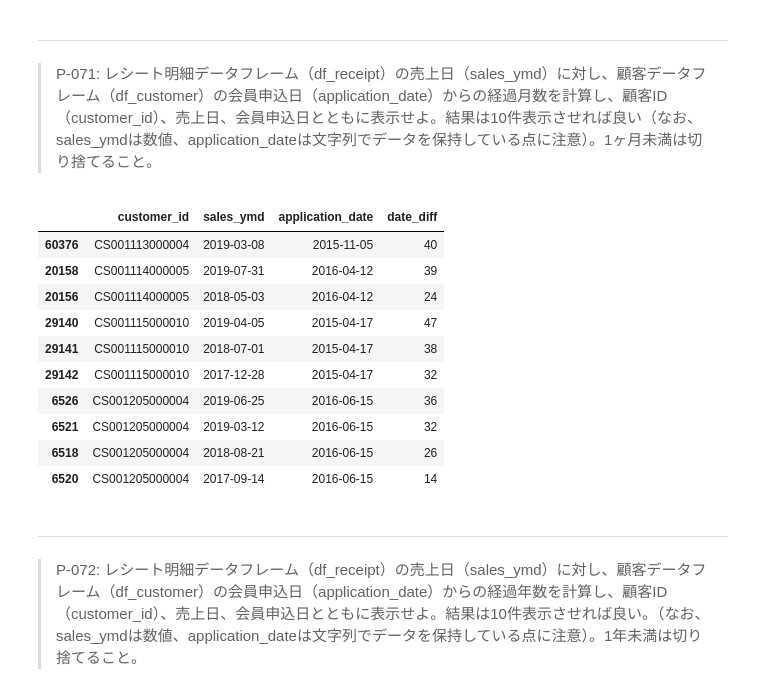
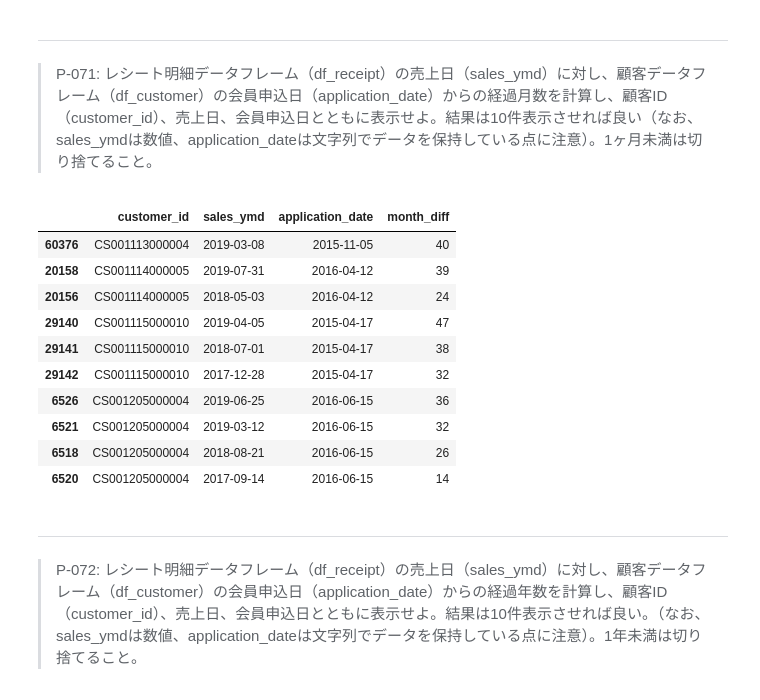
Before and after one commit to steve-kohriyama/100knocks-preprocess_answer_33674883, a Jupyter notebook: preprocess_knock_Python.ipynb, the cells around one changed output. Drawn from its saved outputs; the diff is of its cells as text; code cells hidden in the pictures.

```diff
--- a/preprocess_knock_Python.ipynb
+++ b/preprocess_knock_Python.ipynb
@@ -1527,13 +1527,13 @@ df_070.head(10)
 # %%
 df_071 = pd.merge(df_receipt, df_customer, on='customer_id', how='inner')
 df_071 = df_071.assign(sales_ymd = df_071['sales_ymd'].astype('str').astype('datetime64'))
 df_071 = df_071.assign(application_date = df_071['application_date'].astype('datetime64'))
-df_071['date_diff'] = df_071[['sales_ymd', 'application_date']].apply(lambda x:
+df_071['month_diff'] = df_071[['sales_ymd', 'application_date']].apply(lambda x:
                                     relativedelta(x[0], x[1]).years * 12 + relativedelta(x[0], x[1]).months, axis=1)#cheat
-df_071 = df_071[['customer_id', 'sales_ymd', 'application_date', 'date_diff']].drop_duplicates() #cheat
+df_071 = df_071[['customer_id', 'sales_ymd', 'application_date', 'month_diff']].drop_duplicates() #cheat
 df_071.sort_values('customer_id').head(10)# cheat
 # %% [output]
-|  | customer_id | sales_ymd | application_date | date_diff |
+|  | customer_id | sales_ymd | application_date | month_diff |
 | 60376 | CS001113000004 | 2019-03-08 | 2015-11-05 | 40 |
 | 20158 | CS001114000005 | 2019-07-31 | 2016-04-12 | 39 |
 | 20156 | CS001114000005 | 2018-05-03 | 2016-04-12 | 24 |
```
Also changed, not shown: parts of 30 cells of this notebook.
